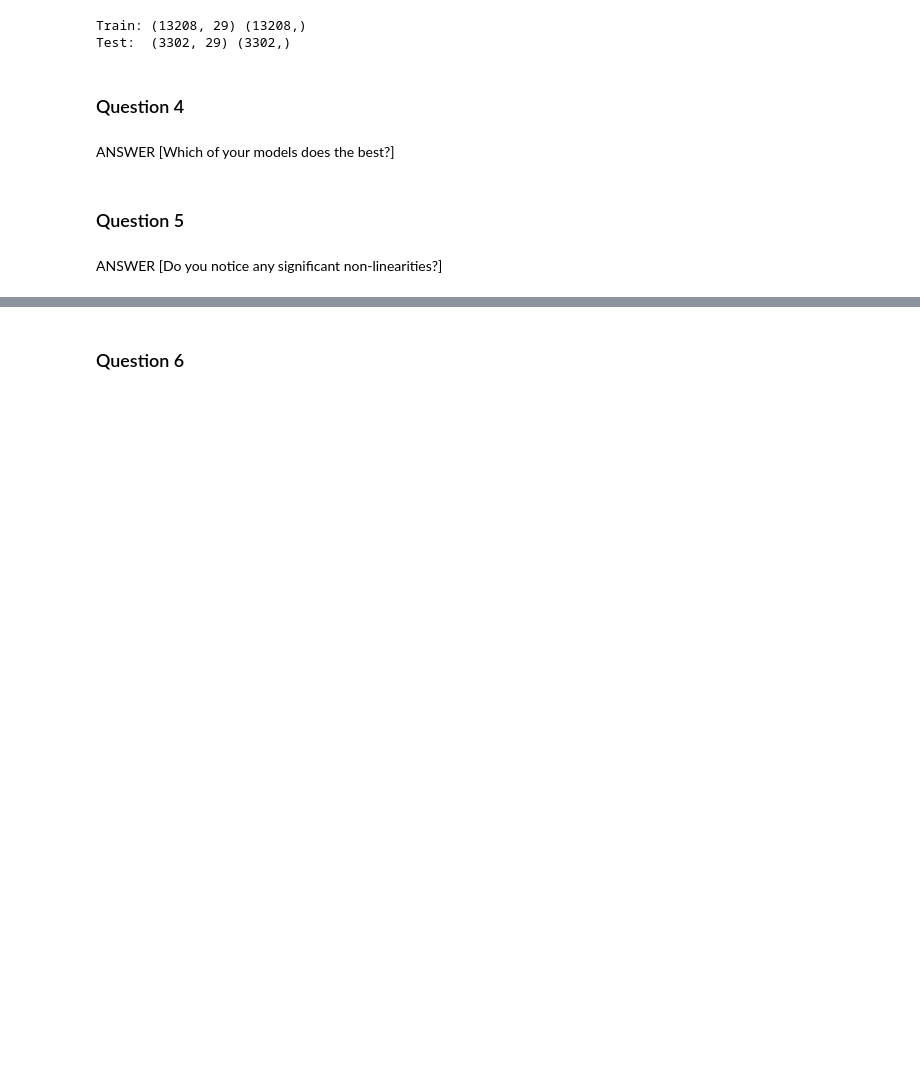
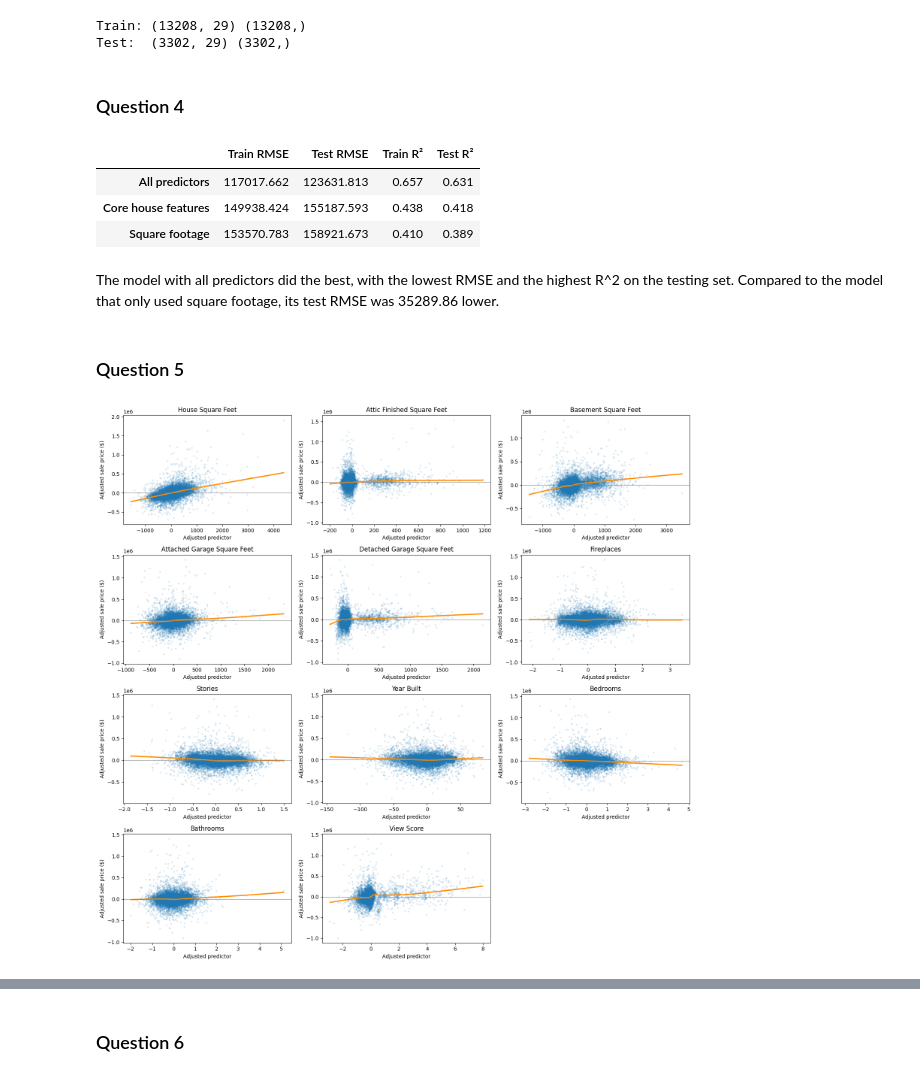
Before and after one commit to mahativedula/L02-hedonic-pricing, a Jupyter notebook: notebook.ipynb, the cells around one changed output, grey strips where cells are left out. Cells and saved outputs as stored; diff of their text form; code cells hidden in the pictures; blank space fills up the shorter version.

```diff
--- a/notebook.ipynb
+++ b/notebook.ipynb
@@ -395,4 +390,41 @@ Test:  (3302, 29) (3302,)
-# %% [markdown]
-ANSWER [Which of your models does the best?]
+# %%
+# Build some simple linear models that include no transformations or interactions
+from sklearn.linear_model import LinearRegression
+from sklearn.metrics import mean_squared_error, r2_score
+
+# Compute RMSE and R^2 on the both the training and test sets
+def regression_scores(model, train_features, test_features):
+    train_pred = model.predict(train_features)
+    test_pred = model.predict(test_features)
+    return {
+        "Train RMSE": np.sqrt(mean_squared_error(y_train, train_pred)),
+        "Test RMSE": np.sqrt(mean_squared_error(y_test, test_pred)),
+        "Train R²": r2_score(y_train, train_pred),
+        "Test R²": r2_score(y_test, test_pred),
+    }
+
+# Define the three sets of predictors w/o transformations or interactions
+feature_sets = {
+    "Square footage": ["house_square_feet"],
+    "Core house features": ["house_square_feet", "bedrooms", "bathrooms", "year_built"],
+    "All predictors": X_train.columns.tolist(),
+}
+
+# Fit each model on the training set and evaluate it on both sets
+results = {}
+for name, columns in feature_sets.items():
+    model = LinearRegression().fit(X_train[columns], y_train)
+    results[name] = regression_scores(model, X_train[columns], X_test[columns])
+
+simple_results = pd.DataFrame.from_dict(results, orient="index")
+simple_results = simple_results.sort_values("Test RMSE")
+display(simple_results.round(3))
+# %% [output]
+|  | Train RMSE | Test RMSE | Train R² | Test R² |
+| All predictors | 117017.662 | 123631.813 | 0.657 | 0.631 |
+| Core house features | 149938.424 | 155187.593 | 0.438 | 0.418 |
+| Square footage | 153570.783 | 158921.673 | 0.410 | 0.389 |
+# %% [markdown]
+The model with all predictors did the best, with the lowest RMSE and the highest R^2 on the testing set. Compared to the model that only used square footage, its test RMSE was 35289.86 lower.
 # %% [markdown]
 ### Question 5
@@ -401,2 +431,37 @@ ANSWER [Which of your models does the best?]
-# %% [markdown]
-ANSWER [Do you notice any significant non-linearities?]
+# %%
+# Make partial correlation plots for each of the numeric variables in your model.
+
+plot_columns = numeric_cols + ["view_score"]
+
+fig, axes = plt.subplots(4, 3, figsize=(16, 15))
+
+for ax, column in zip(axes.flat, plot_columns):
+    # Drop feature of interest from training set
+    controls = X_train.drop(columns=column)
+
+    # Compute the residuals of the feature and sale price after regressing out the effects of the other features
+    feature_residuals = X_train[column] - LinearRegression().fit(controls, X_train[column]).predict(controls)
+    price_residuals = y_train - LinearRegression().fit(controls, y_train).predict(controls)
+
+    # Plot the partial correlations
+    ax.scatter(feature_residuals, price_residuals, s=5, alpha=0.12)
+    sns.regplot(
+        x=feature_residuals,
+        y=price_residuals,
+        scatter=False,
+        lowess=True,
+        line_kws={"color": "darkorange"},
+        ax=ax,
+    )
+    ax.axhline(0, color="gray", linewidth=0.8)
+    ax.set_title(column.replace("_", " ").title())
+    ax.set_xlabel("Adjusted predictor")
+    ax.set_ylabel("Adjusted sale price ($)")
+
+for ax in list(axes.flat)[len(plot_columns):]:
+    ax.set_visible(False)
+
+plt.tight_layout()
+plt.show()
+# %% [output]
+[figure, added]
```
Also changed, not shown: parts of 9 cells of this notebook.
